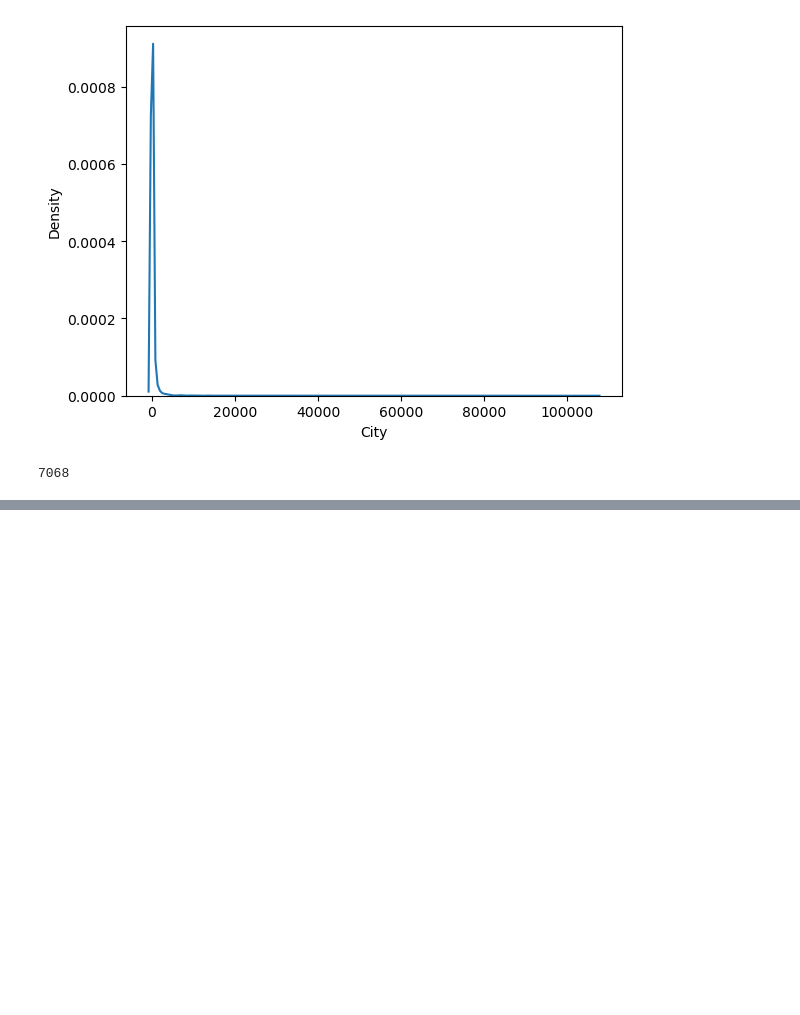
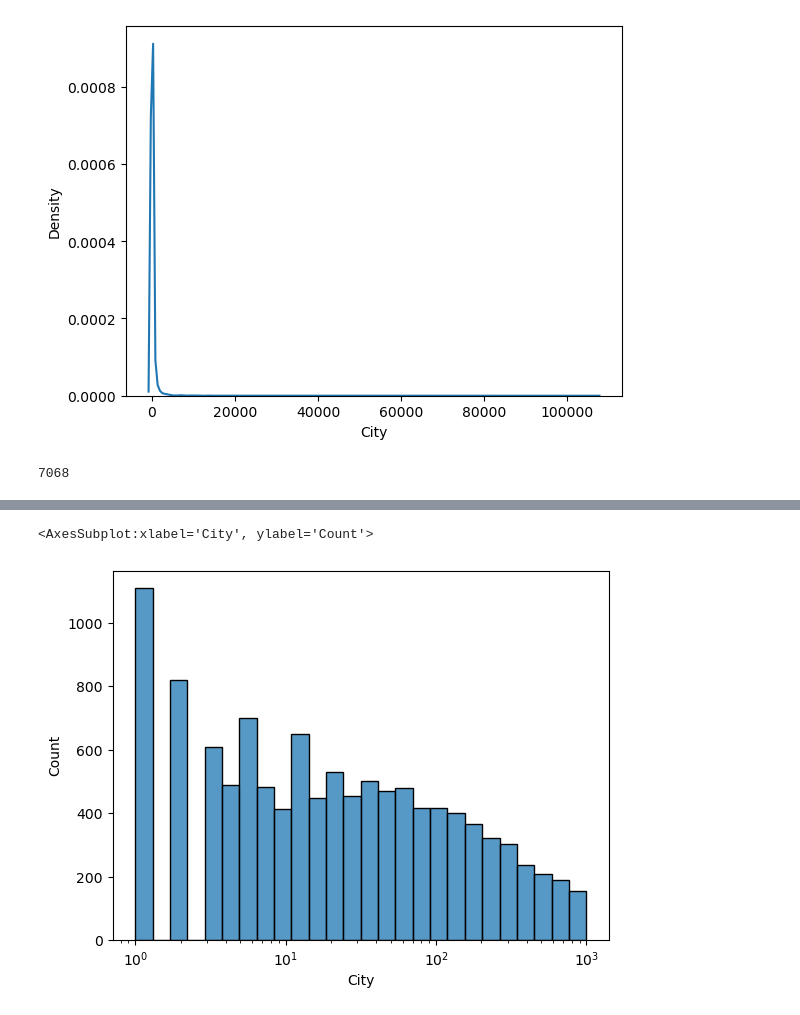
Before and after one commit to rajatmann/USA-Accident-Analysis, a Jupyter notebook: US Accidents Analysis.ipynb, the cells around one changed output, grey strips where cells are left out. Saved outputs shown, nothing was run; the diff lists cells and outputs as text; code cells hidden in the pictures; blank space fills up the shorter version.

```diff
--- a/US Accidents Analysis.ipynb
+++ b/US Accidents Analysis.ipynb
@@ -280,0 +275,5 @@ df['Sunrise_Sunset'].value_counts().plot(kind = 'bar', title = 'Day vs Night Acc
+# %%
+sns.histplot(Low_AccidentRate_cities, log_scale= True)
+# %% [output]
+<AxesSubplot:xlabel='City', ylabel='Count'>
+[figure, added]
```
Also changed, not shown: parts of 35 cells of this notebook.
